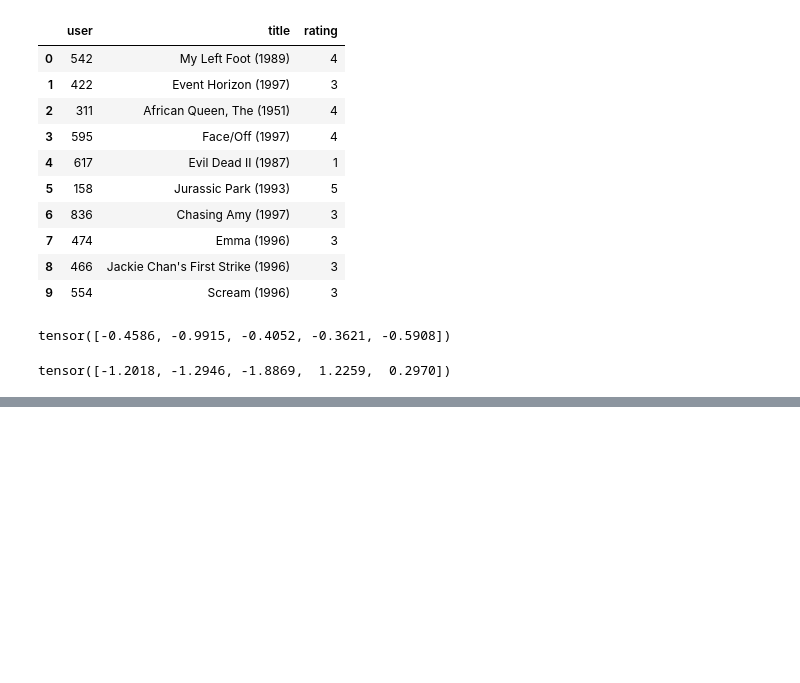
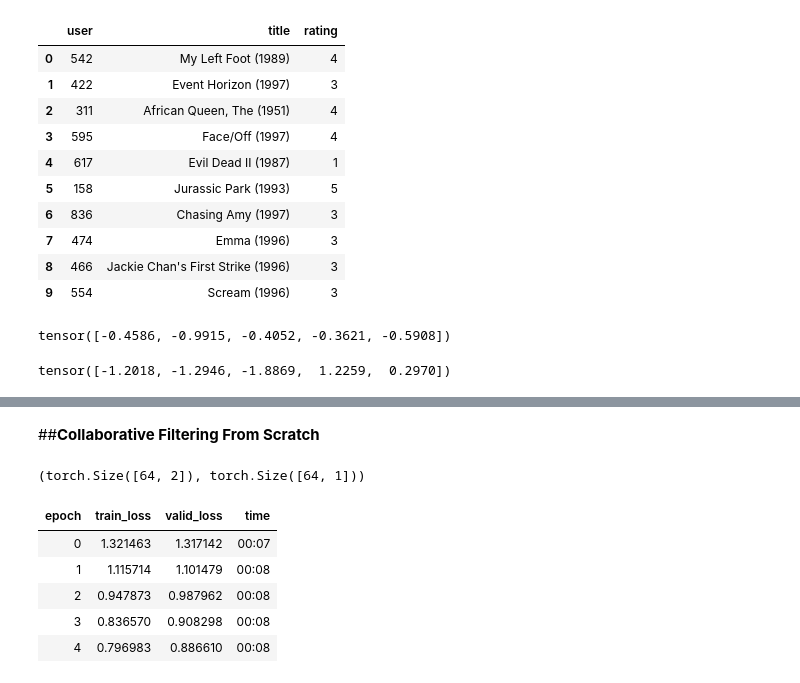
Before and after one commit to bil-ardhry/fastai_course_22, a Jupyter notebook: Collaborate_Filtering_Deepdive.ipynb, the cells around one changed output, grey strips where cells are left out. Drawn from its saved outputs; the diff is of its cells as text; code cells hidden in the pictures; blank space fills up the shorter version.

```diff
--- a/Collaborate_Filtering_Deepdive.ipynb
+++ b/Collaborate_Filtering_Deepdive.ipynb
@@ -152,0 +159,35 @@ tensor([-1.2018, -1.2946, -1.8869,  1.2259,  0.2970])
+# %% [markdown]
+##**Collaborative Filtering From Scratch**
+# %%
+# One thing to note is that when a module is called, PyTorch will call a method
+# in our class called 'forward' which passes any parameters included in that call
+
+class DotProduct(Module):
+  def __init__(self, n_users, n_movies, n_factors):
+    self.user_factors = Embedding(n_users, n_factors)
+    self.movie_factors = Embedding(n_movies, n_factors)
+
+  def forward(self, x):
+    users = self.user_factors(x[:, 0])
+    movies = self.movie_factors(x[:, 1])
+    return (users * movies).sum(dim=1)
+# %%
+x, y = dls.one_batch()
+x.shape, y.shape
+# %% [output]
+(torch.Size([64, 2]), torch.Size([64, 1]))
+# %%
+# Now that we have defined our architecture, created our parameter matrices
+# it is now time to create our Learner.
+model = DotProduct(n_users, n_movies, 50)
+learn = Learner(dls, model, loss_func=MSELossFlat())
+# %%
+%%time
+learn.fit_one_cycle(5, 5e-3)
+# %% [output]
+| epoch | train_loss | valid_loss | time |
+| 0 | 1.321463 | 1.317142 | 00:07 |
+| 1 | 1.115714 | 1.101479 | 00:08 |
+| 2 | 0.947873 | 0.987962 | 00:08 |
+| 3 | 0.836570 | 0.908298 | 00:08 |
+| 4 | 0.796983 | 0.886610 | 00:08 |
```
Also changed, not shown: parts of 7 cells of this notebook.
